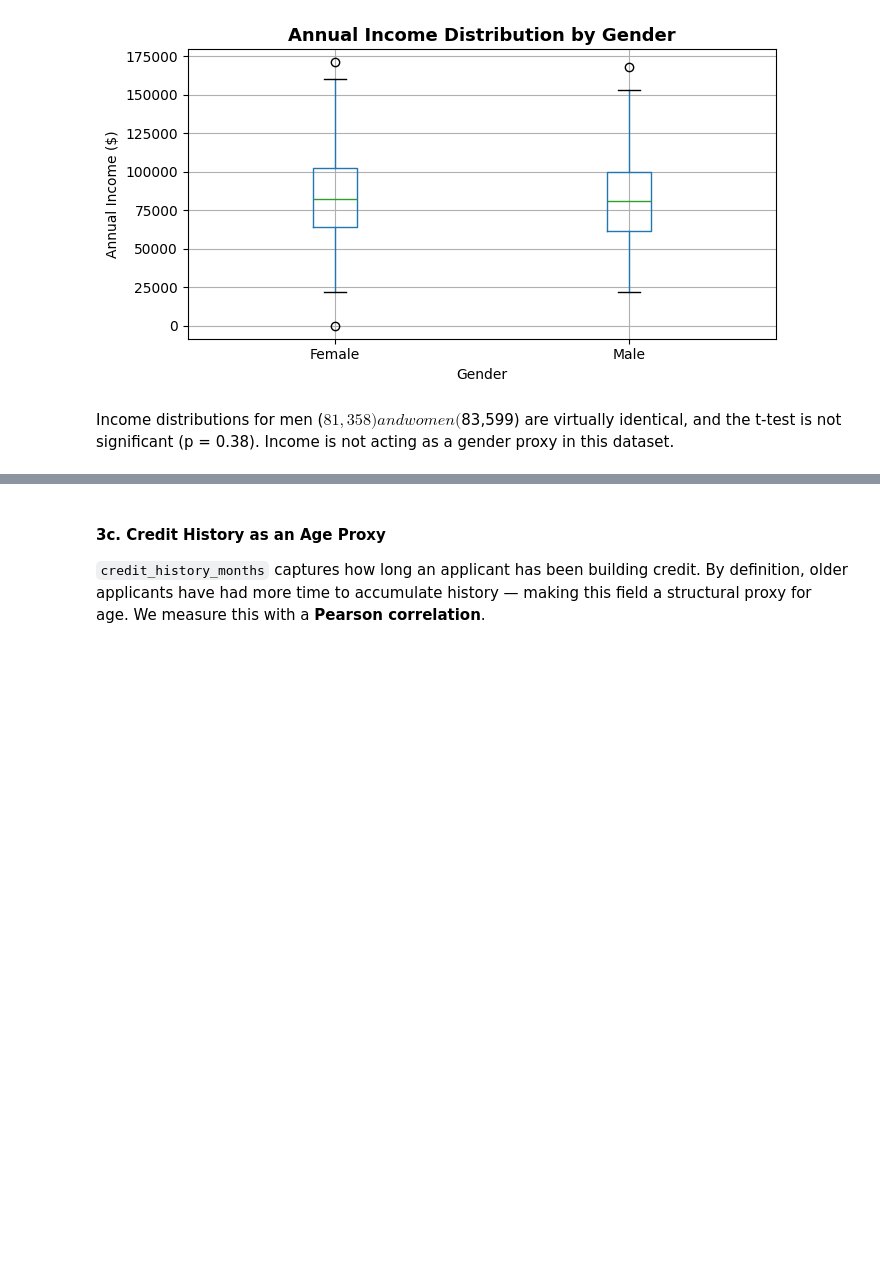
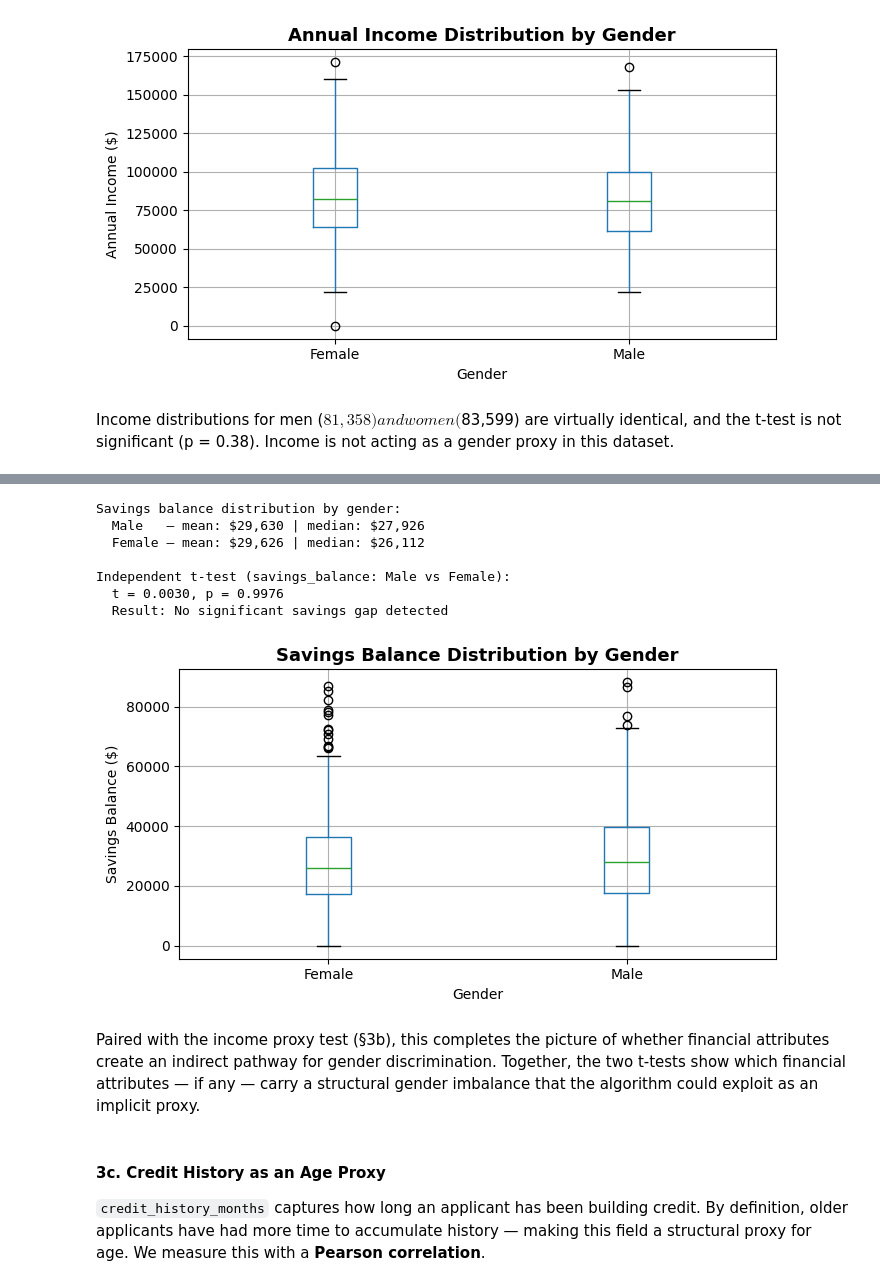
Before and after one commit to letti70033/TXC10-GP-DEGO, a Jupyter notebook: notebooks/02 - bias - analysis.ipynb, the cells around one changed output, grey strips where cells are left out. Cells and saved outputs as stored; diff of their text form; code cells hidden in the pictures; blank space fills up the shorter version.

```diff
--- a/notebooks/02 - bias - analysis.ipynb
+++ b/notebooks/02 - bias - analysis.ipynb
@@ -327,3 +382,36 @@ Income distributions for men ($81,358) and women ($83,599) are virtually identic
+# %%
+male_savings   = df_gender[df_gender['applicant_info.gender'] == 'Male']['financials.savings_balance'].dropna()
+female_savings = df_gender[df_gender['applicant_info.gender'] == 'Female']['financials.savings_balance'].dropna()
+
+t_stat_sav, p_sav = stats.ttest_ind(male_savings, female_savings)
+sig_sav = 'Significant savings gap — savings_balance is a potential gender proxy' if p_sav < 0.05 else 'No significant savings gap detected'
+
+print('Savings balance distribution by gender:')
+print(f'  Male   — mean: ${male_savings.mean():,.0f} | median: ${male_savings.median():,.0f}')
+print(f'  Female — mean: ${female_savings.mean():,.0f} | median: ${female_savings.median():,.0f}')
+print(f'\nIndependent t-test (savings_balance: Male vs Female):')
+print(f'  t = {t_stat_sav:.4f}, p = {p_sav:.4f}')
+print(f'  Result: {sig_sav}')
+
+fig, ax = plt.subplots(figsize=(7, 4))
+df_gender.boxplot(column='financials.savings_balance', by='applicant_info.gender', ax=ax)
+ax.set_title('Savings Balance Distribution by Gender', fontsize=13, fontweight='bold')
+ax.set_xlabel('Gender')
+ax.set_ylabel('Savings Balance ($)')
+plt.suptitle('')
+plt.tight_layout()
+plt.show()
+# %% [output]
+Savings balance distribution by gender:
+  Male   — mean: $29,630 | median: $27,926
+  Female — mean: $29,626 | median: $26,112
+
+Independent t-test (savings_balance: Male vs Female):
+  t = 0.0030, p = 0.9976
+  Result: No significant savings gap detected
+[figure, added]
+# %% [markdown]
+Paired with the income proxy test (§3b), this completes the picture of whether financial attributes create an indirect pathway for gender discrimination. Together, the two t-tests show which financial attributes — if any — carry a structural gender imbalance that the algorithm could exploit as an implicit proxy.
 # %% [markdown]
 #### 3c. Credit History as an Age Proxy
 
```
Also changed, not shown: parts of 9 cells of this notebook, 1 other file.
